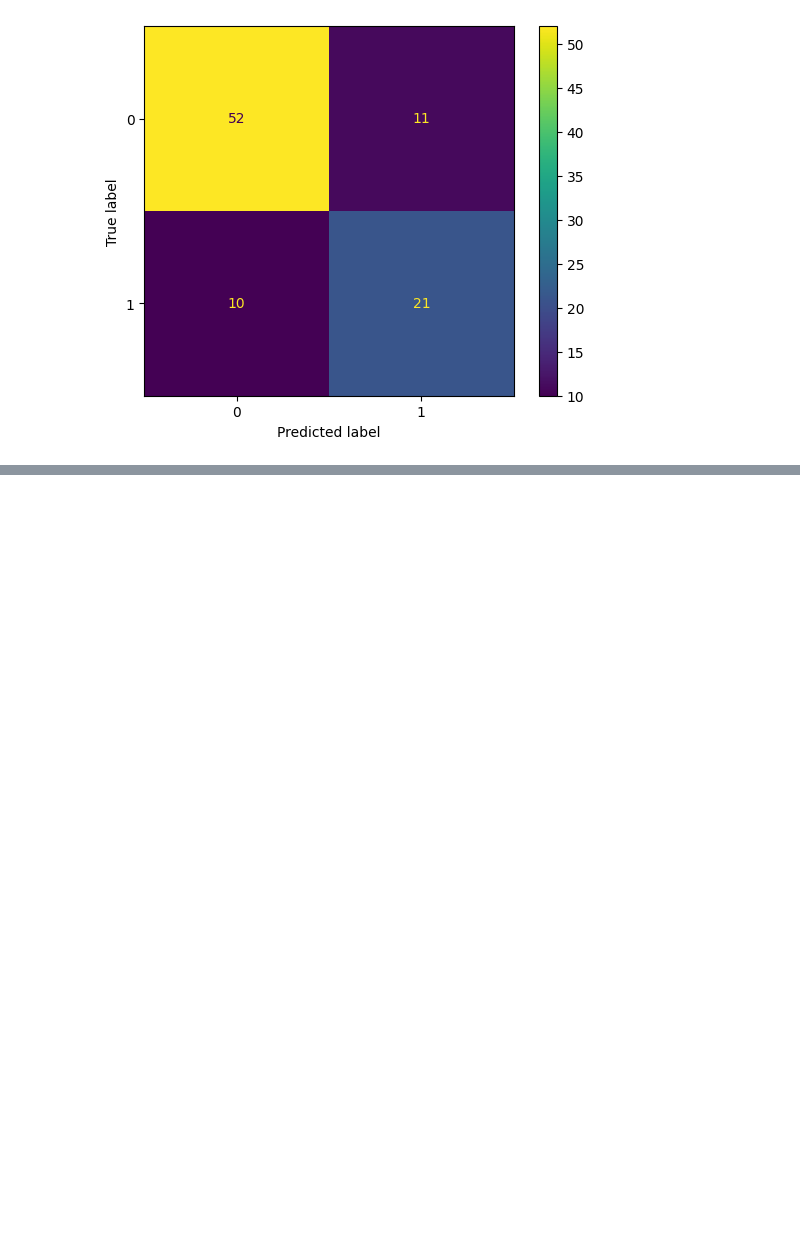
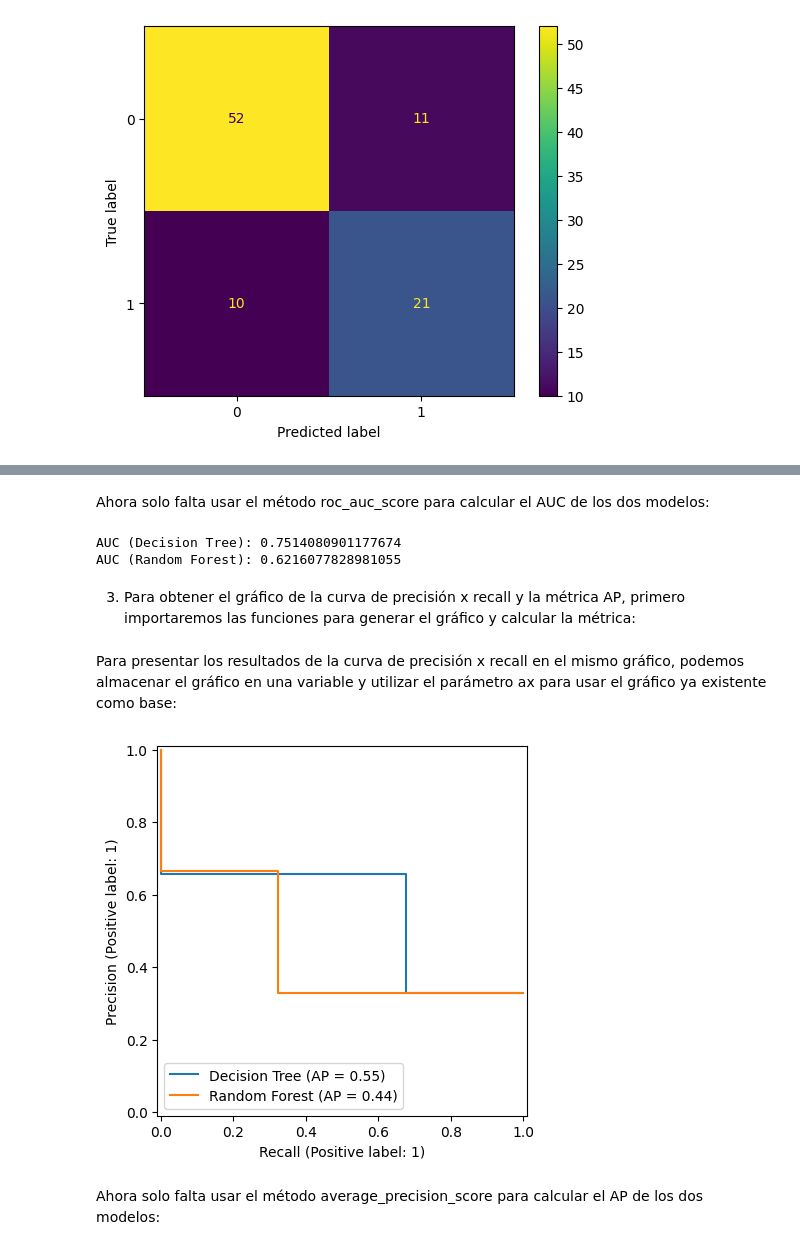
Before and after one commit to jorgevillegazz/Estadisticas-y-Machine-Learning-G9---ONE, a Jupyter notebook: DESAFIO_diabetes_clas_val_mod_met_eva.ipynb, the cells around one changed output, grey strips where cells are left out. Saved outputs shown, nothing was run; the diff lists cells and outputs as text; code cells hidden in the pictures; blank space fills up the shorter version.

```diff
--- a/DESAFIO_diabetes_clas_val_mod_met_eva.ipynb
+++ b/DESAFIO_diabetes_clas_val_mod_met_eva.ipynb
@@ -100,0 +159,10 @@ ConfusionMatrixDisplay.from_predictions(y_val, prediccion_rf);
+# %% [markdown]
+Ahora solo falta usar el método roc_auc_score para calcular el AUC de los dos modelos:
+# %%
+print(f'AUC (Decision Tree): {roc_auc_score(y_val, prevision_arbol)}')
+print(f'AUC (Random Forest): {roc_auc_score(y_val, prevision_rf)}')
+# %% [output]
+AUC (Decision Tree): 0.7514080901177674
+AUC (Random Forest): 0.6216077828981055
+# %% [markdown]
+3. Para obtener el gráfico de la curva de precisión x recall y la métrica AP, primero importaremos las funciones para generar el gráfico y calcular la métrica:
@@ -100,0 +171,9 @@ ConfusionMatrixDisplay.from_predictions(y_val, prediccion_rf);
+# %% [markdown]
+Para presentar los resultados de la curva de precisión x recall en el mismo gráfico, podemos almacenar el gráfico en una variable y utilizar el parámetro ax para usar el gráfico ya existente como base:
+# %%
+curva_precision_recall = PrecisionRecallDisplay.from_predictions(y_val, prevision_arbol, name = 'Decision Tree')
+curva_precision_recall = PrecisionRecallDisplay.from_predictions(y_val, prevision_rf, name = 'Random Forest', ax = curva_precision_recall.ax_)
+# %% [output]
+[figure, added]
+# %% [markdown]
+Ahora solo falta usar el método average_precision_score para calcular el AP de los dos modelos:
```
Also changed, not shown: parts of 18 cells of this notebook.
